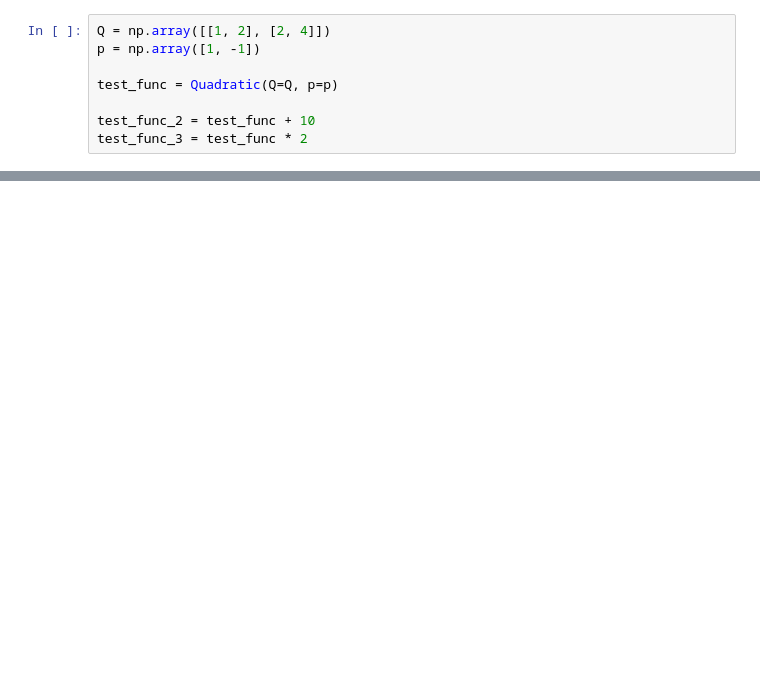
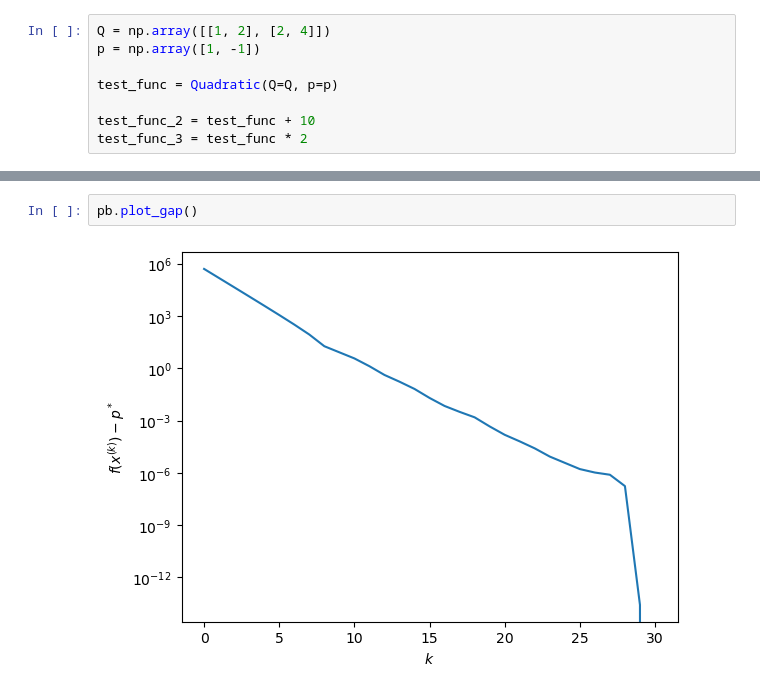
Before and after one commit to gwatkinson/ConvexOptimisationHW3, a Jupyter notebook: test.ipynb, the cells around one changed output, grey strips where cells are left out. Cells and saved outputs as stored; diff of their text form; blank space fills up the shorter version.

```diff
--- a/test.ipynb
+++ b/test.ipynb
@@ -134,0 +133,4 @@ y.shape
+# %%
+pb.plot_gap()
+# %% [output]
+[figure, added]
```
Also changed, not shown: parts of 36 cells of this notebook, 1 other file.
